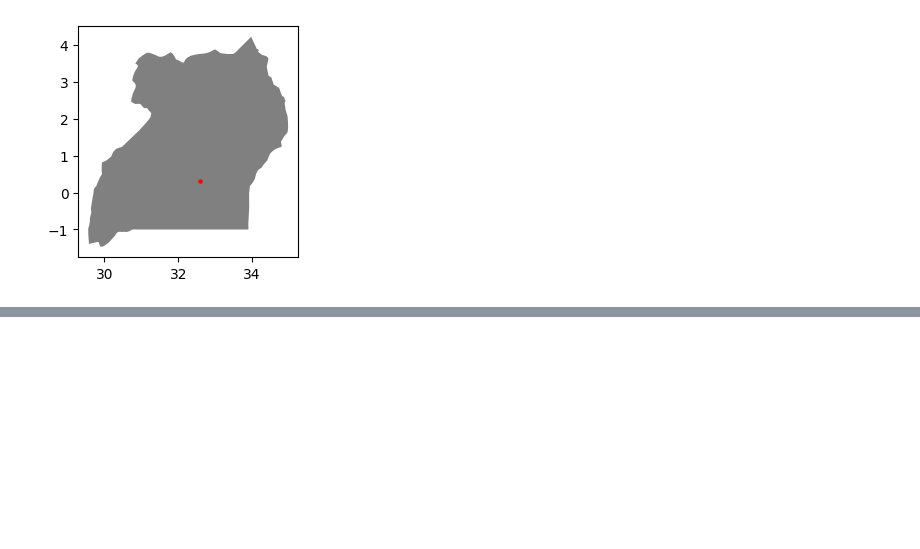
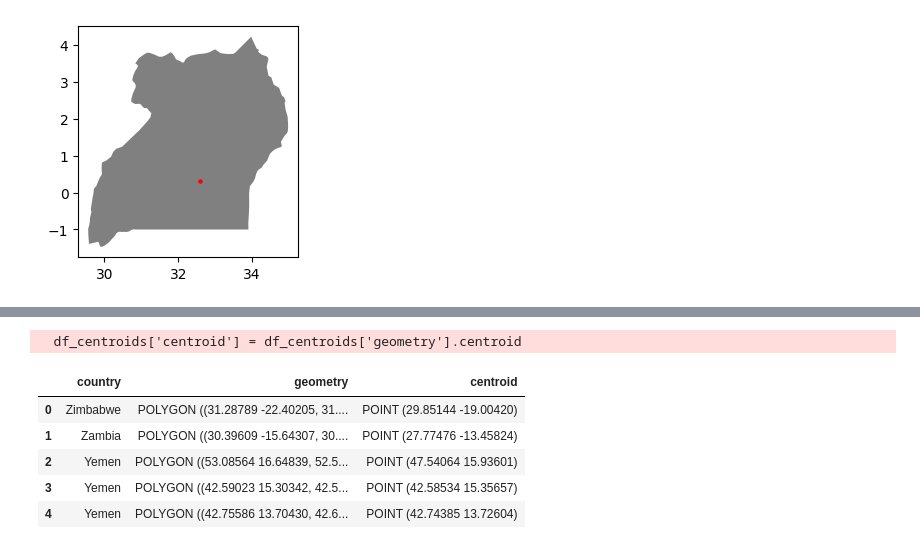
Before and after one commit to Steef-Broeder/Emergency-Services-Comparison, a Jupyter notebook: src/app.ipynb, the cells around one changed output, grey strips where cells are left out. Saved outputs shown, nothing was run; the diff lists cells and outputs as text; code cells hidden in the pictures; blank space fills up the shorter version.

```diff
--- a/src/app.ipynb
+++ b/src/app.ipynb
@@ -157,0 +147,14 @@ plt.show()
+# %%
+df_centroids = df_map.copy()
+df_centroids = df_centroids.to_crs(df_map.crs)
+df_centroids['centroid'] = df_centroids['geometry'].centroid
+
+df_centroids.head()
+# %% [output]
+  df_centroids['centroid'] = df_centroids['geometry'].centroid
+|  | country | geometry | centroid |
+| 0 | Zimbabwe | POLYGON ((31.28789 -22.40205, 31.... | POINT (29.85144 -19.00420) |
+| 1 | Zambia | POLYGON ((30.39609 -15.64307, 30.... | POINT (27.77476 -13.45824) |
+| 2 | Yemen | POLYGON ((53.08564 16.64839, 52.5... | POINT (47.54064 15.93601) |
+| 3 | Yemen | POLYGON ((42.59023 15.30342, 42.5... | POINT (42.58534 15.35657) |
+| 4 | Yemen | POLYGON ((42.75586 13.70430, 42.6... | POINT (42.74385 13.72604) |
```
Also changed, not shown: parts of 6 cells of this notebook.
